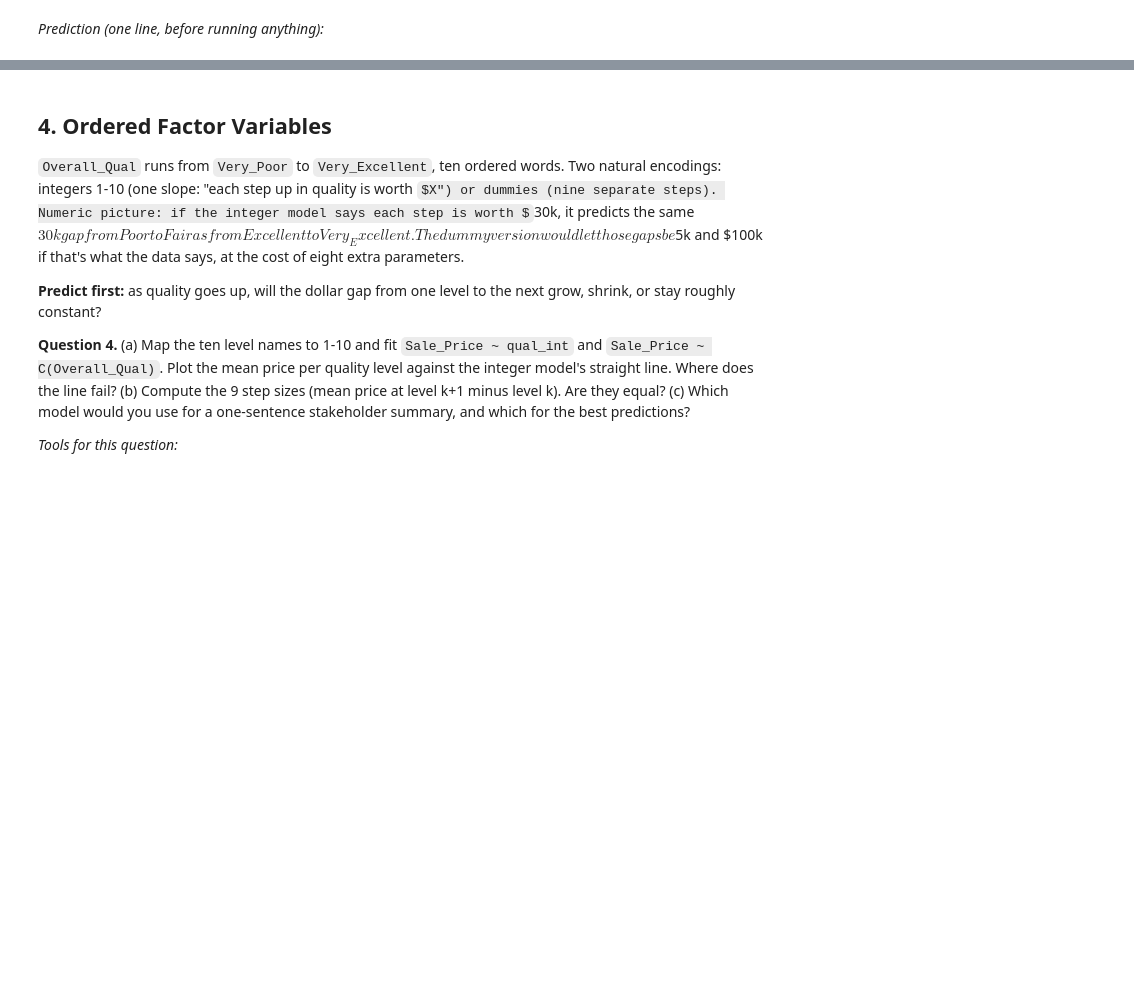
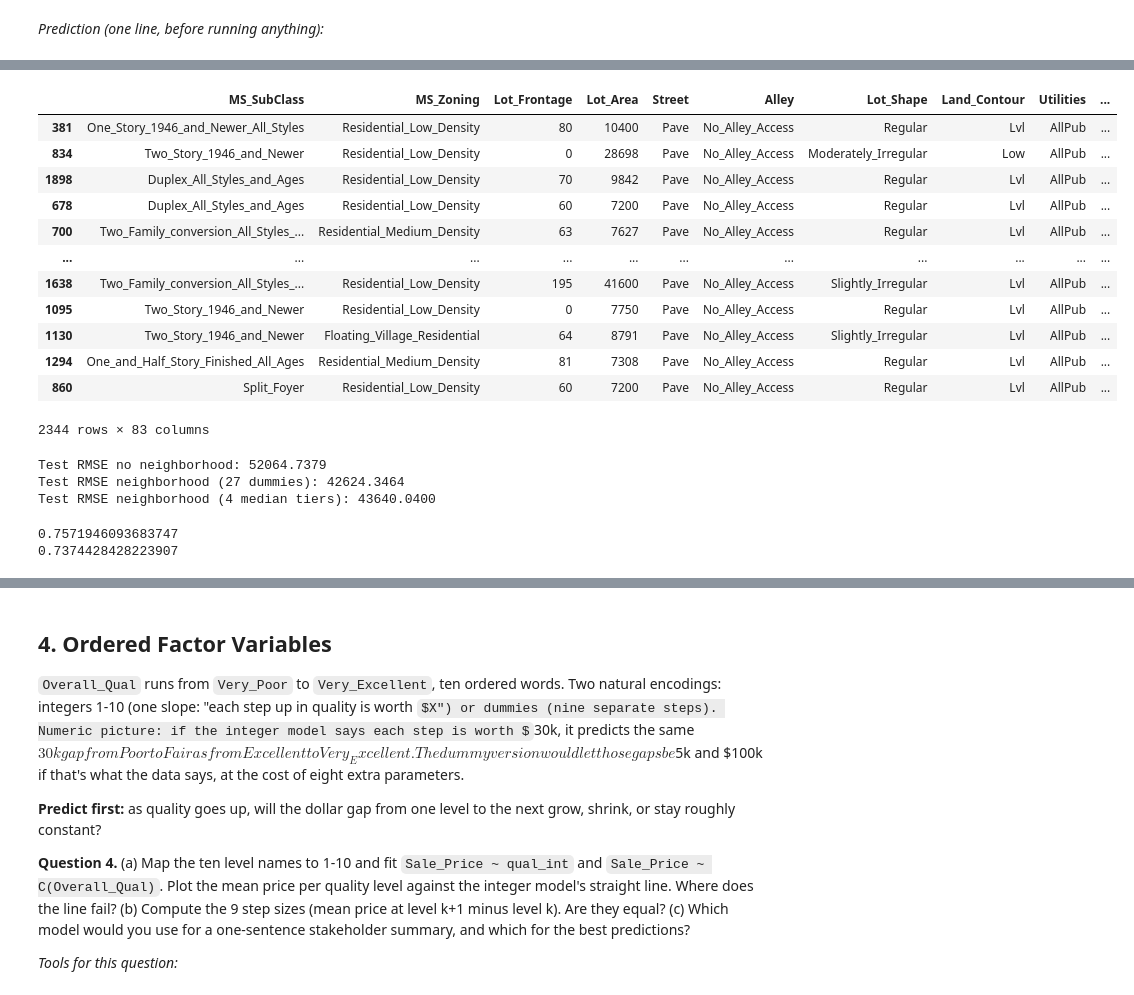
Before and after one commit to BaoLe040507/understand_ml_stats, a Jupyter notebook: Textbooks/practical_stats_for_ds/notebooks/09_factor-variables-in-regression.ipynb, the cells around one changed output, grey strips where cells are left out. Saved outputs shown, nothing was run; the diff lists cells and outputs as text; code cells hidden in the pictures; some formulas as TeX source; blank space fills up the shorter version.

```diff
--- a/Textbooks/practical_stats_for_ds/notebooks/09_factor-variables-in-regression.ipynb
+++ b/Textbooks/practical_stats_for_ds/notebooks/09_factor-variables-in-regression.ipynb
@@ -71,0 +250,73 @@ _Prediction (one line, before running anything):_
+# %%
+train_df, test_df = train_test_split(
+    ames, test_size=0.2, random_state=42
+)
+
+# fit the first model
+no_neighborhood_model = smf.ols("Sale_Price ~ Gr_Liv_Area + Year_Built", data = train_df).fit()
+
+# get the residual and tag it back to the row it belonged to
+train_df = train_df.assign(resid = no_neighborhood_model.resid)
+
+# sort neighborhoods by median residual
+neighborhood_medians = (
+    train_df.groupby("Neighborhood")["resid"]
+    .median()
+    .to_frame(name="med_resid")
+)
+
+# look up table with the medians and tiers
+neighborhood_medians["Tier"] = pd.qcut(
+    neighborhood_medians["med_resid"], q=5, labels=[1, 2, 3, 4, 5]
+)
+
+train_df = train_df.join(neighborhood_medians["Tier"], on="Neighborhood")
+test_df = test_df.join(neighborhood_medians["Tier"], on="Neighborhood")
+
+train_df
+# %% [output]
+|  | MS_SubClass | MS_Zoning | Lot_Frontage | Lot_Area | Street | Alley | Lot_Shape | Land_Contour | Utilities | ... |
+| 381 | One_Story_1946_and_Newer_All_Styles | Residential_Low_Density | 80 | 10400 | Pave | No_Alley_Access | Regular | Lvl | AllPub | ... |
+| 834 | Two_Story_1946_and_Newer | Residential_Low_Density | 0 | 28698 | Pave | No_Alley_Access | Moderately_Irregular | Low | AllPub | ... |
+| 1898 | Duplex_All_Styles_and_Ages | Residential_Low_Density | 70 | 9842 | Pave | No_Alley_Access | Regular | Lvl | AllPub | ... |
+| 678 | Duplex_All_Styles_and_Ages | Residential_Low_Density | 60 | 7200 | Pave | No_Alley_Access | Regular | Lvl | AllPub | ... |
+| 700 | Two_Family_conversion_All_Styles_... | Residential_Medium_Density | 63 | 7627 | Pave | No_Alley_Access | Regular | Lvl | AllPub | ... |
+| ... | ... | ... | ... | ... | ... | ... | ... | ... | ... | ... |
+| 1638 | Two_Family_conversion_All_Styles_... | Residential_Low_Density | 195 | 41600 | Pave | No_Alley_Access | Slightly_Irregular | Lvl | AllPub | ... |
+| 1095 | Two_Story_1946_and_Newer | Residential_Low_Density | 0 | 7750 | Pave | No_Alley_Access | Regular | Lvl | AllPub | ... |
+| 1130 | Two_Story_1946_and_Newer | Floating_Village_Residential | 64 | 8791 | Pave | No_Alley_Access | Slightly_Irregular | Lvl | AllPub | ... |
+| 1294 | One_and_Half_Story_Finished_All_Ages | Residential_Medium_Density | 81 | 7308 | Pave | No_Alley_Access | Regular | Lvl | AllPub | ... |
+| 860 | Split_Foyer | Residential_Low_Density | 60 | 7200 | Pave | No_Alley_Access | Regular | Lvl | AllPub | ... |
+2344 rows × 83 columns
+# %%
+from sklearn.metrics import mean_squared_error
+# compute RMSE for each of the 3 models
+
+# no neighborhood
+test_predictions = no_neighborhood_model.predict(test_df)
+y_true_test = test_df["Sale_Price"]
+test_rmse = np.sqrt(mean_squared_error(y_true_test, test_predictions))
+print(f"Test RMSE no neighborhood: {test_rmse:.4f}")
+
+
+# 27 dummies
+neighborhood_model = smf.ols("Sale_Price ~ Gr_Liv_Area + Year_Built + C(Neighborhood)", data = train_df).fit()
+test_predictions = neighborhood_model.predict(test_df)
+test_rmse = np.sqrt(mean_squared_error(y_true_test, test_predictions))
+print(f"Test RMSE neighborhood (27 dummies): {test_rmse:.4f}")
+
+# median tiers
+tier_model = smf.ols("Sale_Price ~ Gr_Liv_Area + Year_Built + C(Tier)", data = train_df).fit()
+test_predictions = tier_model.predict(test_df)
+test_rmse = np.sqrt(mean_squared_error(y_true_test, test_predictions))
+print(f"Test RMSE neighborhood (5 median tiers): {test_rmse:.4f}")
+# %% [output]
+Test RMSE no neighborhood: 52064.7379
+Test RMSE neighborhood (27 dummies): 42624.3464
+Test RMSE neighborhood (4 median tiers): 43640.0400
+# %%
+print(neighborhood_model.rsquared)
+print(tier_model.rsquared)
+# %% [output]
+0.7571946093683747
+0.7374428428223907
```
Also changed, not shown: parts of 38 cells of this notebook, 1 other file.
